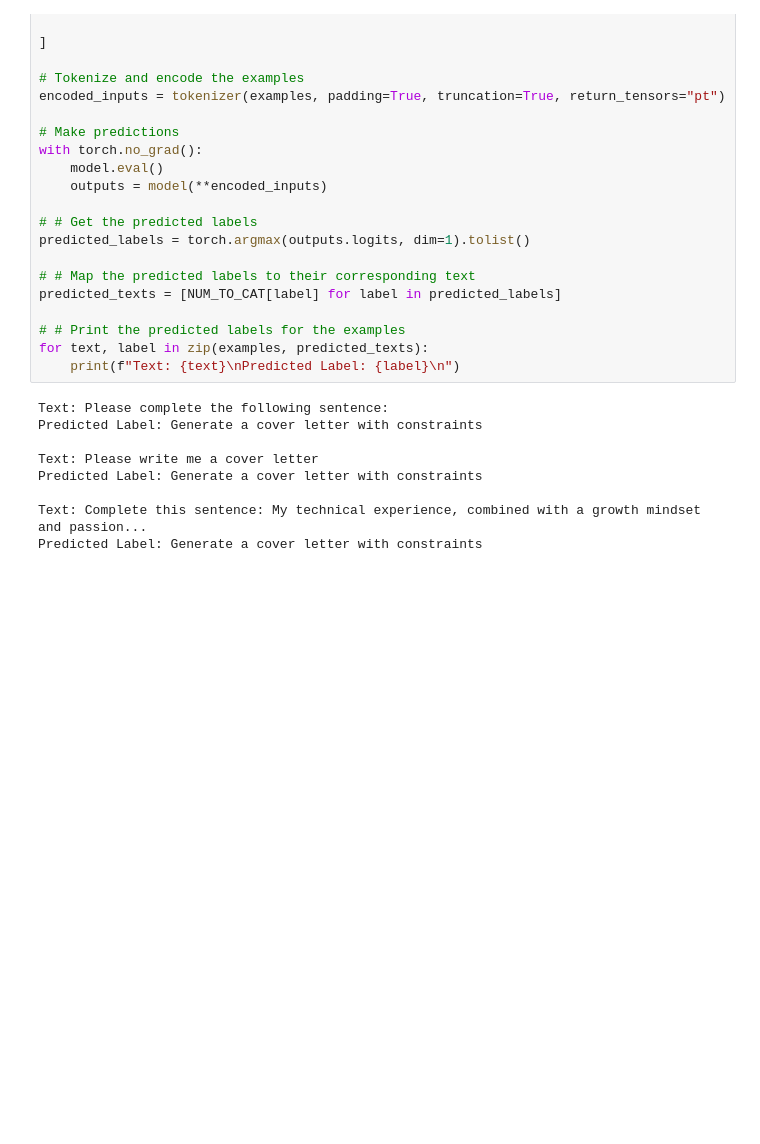
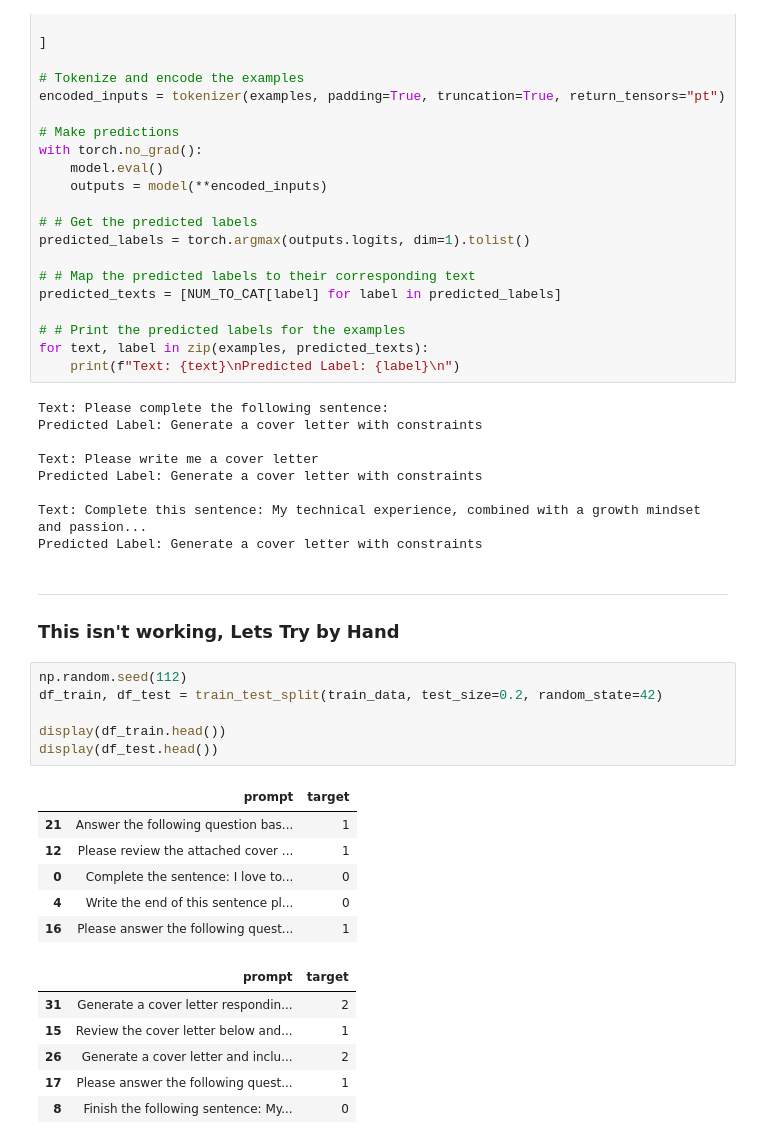
Before and after one commit to michaelmoschitto/CoverLetterGPT, a Jupyter notebook: Promptclassification.ipynb, the cells around one changed output. Saved outputs shown, nothing was run; the diff lists cells and outputs as text; blank space fills up the shorter version.

```diff
--- a/Promptclassification.ipynb
+++ b/Promptclassification.ipynb
@@ -318,3 +314,26 @@ Predicted Label: Generate a cover letter with constraints
 
 Text: Complete this sentence: My technical experience, combined with a growth mindset and passion...
 Predicted Label: Generate a cover letter with constraints
+# %% [markdown]
+------------
+
+### This isn't working, Lets Try by Hand
+# %%
+np.random.seed(112)
+df_train, df_test = train_test_split(train_data, test_size=0.2, random_state=42)
+
+display(df_train.head())
+display(df_test.head())
+# %% [output]
+|  | prompt | target |
+| 21 | Answer the following question bas... | 1 |
+| 12 | Please review the attached cover ... | 1 |
+| 0 | Complete the sentence: I love to... | 0 |
+| 4 | Write the end of this sentence pl... | 0 |
+| 16 | Please answer the following quest... | 1 |
+|  | prompt | target |
+| 31 | Generate a cover letter respondin... | 2 |
+| 15 | Review the cover letter below and... | 1 |
+| 26 | Generate a cover letter and inclu... | 2 |
+| 17 | Please answer the following quest... | 1 |
+| 8 | Finish the following sentence: My... | 0 |
```
Also changed, not shown: parts of 5 cells of this notebook.
